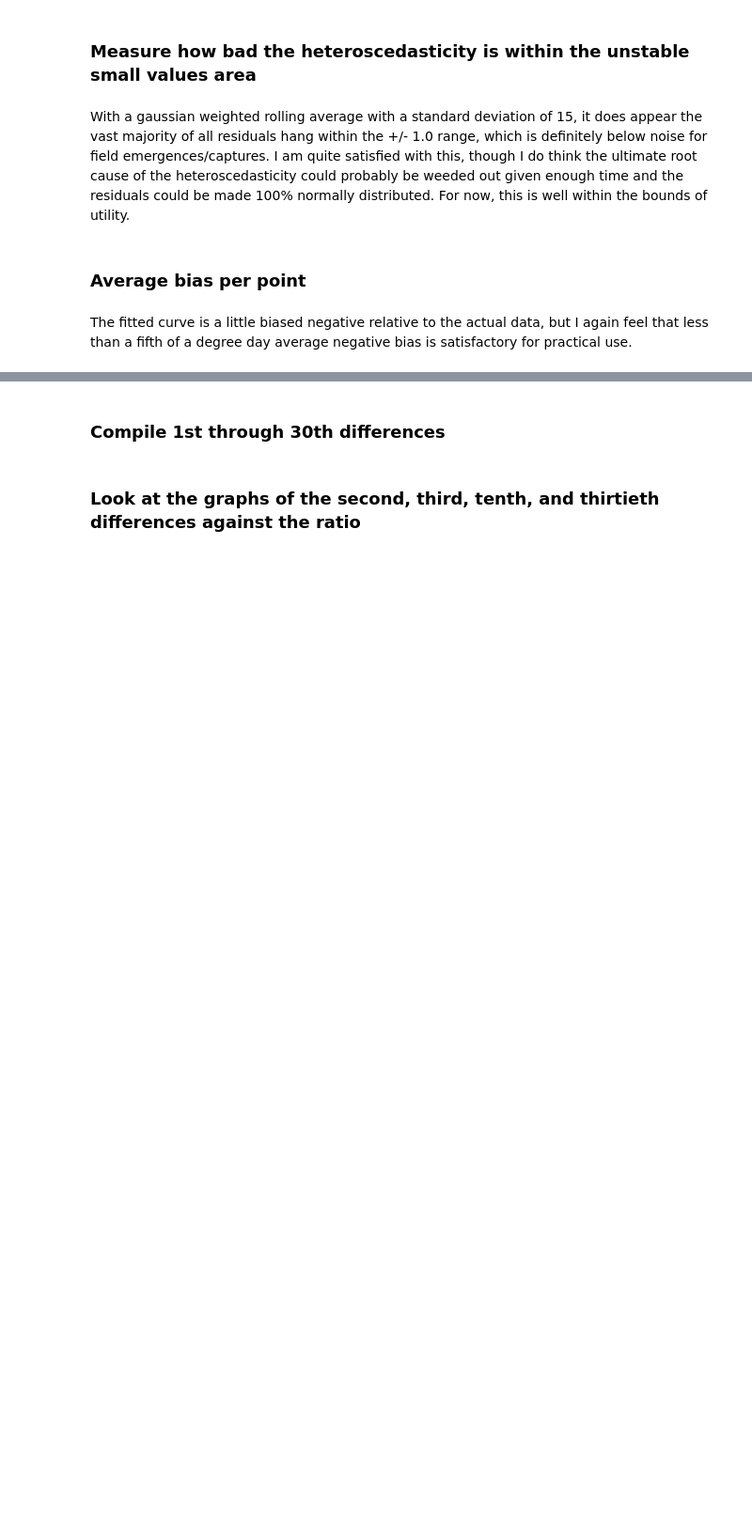
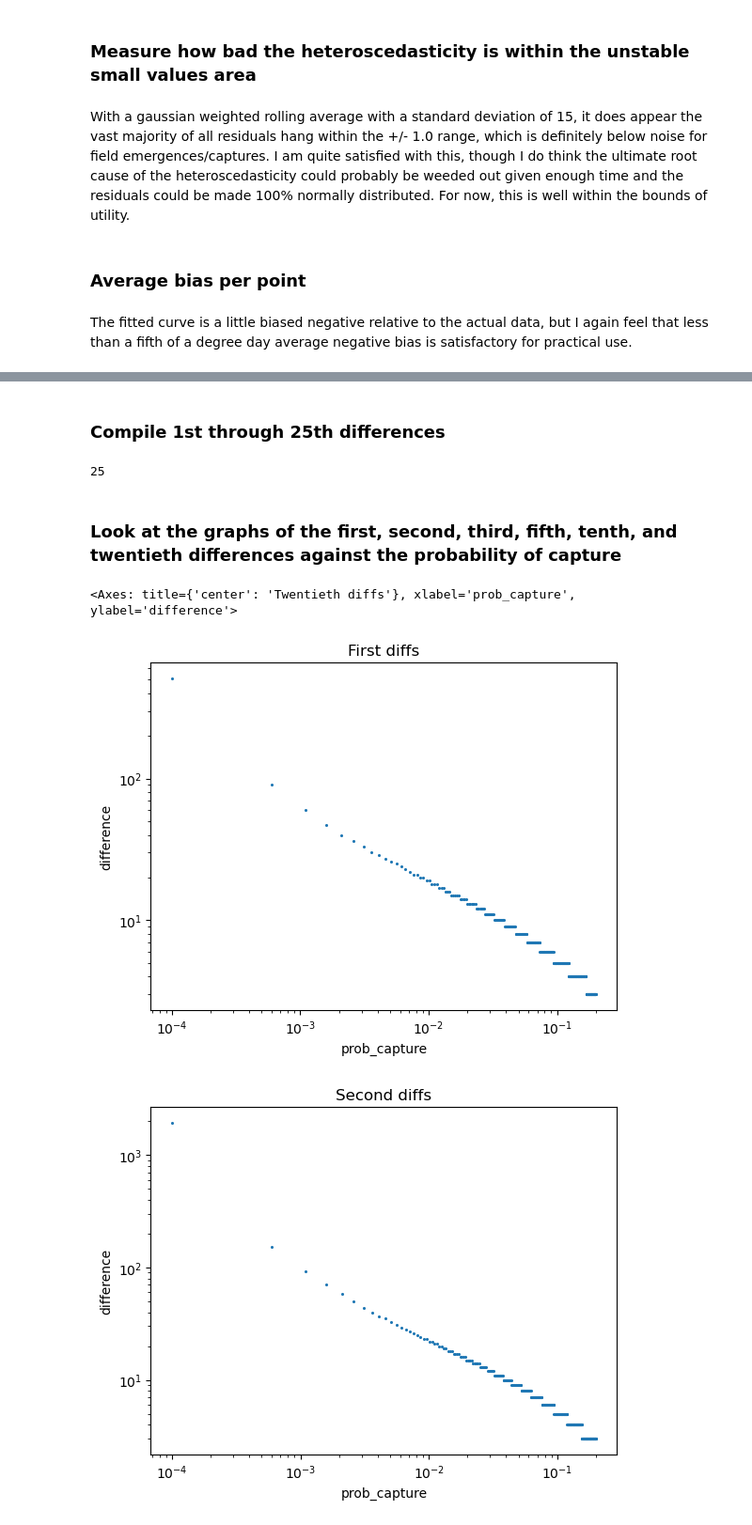
Before and after one commit to PacificBird/InsectPhenologyCaptureSim, a Jupyter notebook: multi_analysis.ipynb, the cells around one changed output, grey strips where cells are left out. Shown at 94% size. Cells and saved outputs as stored; diff of their text form; code cells hidden in the pictures; blank space fills up the shorter version.

```diff
--- a/multi_analysis.ipynb
+++ b/multi_analysis.ipynb
@@ -18,7 +29,7 @@ def compile_diffs(dfs, thresh: int):
     capture_data = []
     for frame in dfs:
         first_capture = frame[frame.captured > thresh].head(1).dd
-        first_emergence = frame[(frame.pop_active_0 > thresh)].head(1).dd
+        first_emergence = frame[(frame.pop_emerged_0 > thresh)].head(1).dd
         if not first_capture.empty and not first_emergence.empty:
             diff = first_capture.iloc[0] - first_emergence.iloc[0]
             pop_0 = frame.head(1).pop_0.iloc[0]
@@ -192,0 +214,3 @@ The fitted curve is a little biased negative relative to the actual data, but I
+# %%
+df = pd.read_csv('test_2.csv')
+dfs = np.array_split(df, len(df)/df.dd_span.head(1).iloc[0])
@@ -195,19 +242,26 @@ The fitted curve is a little biased negative relative to the actual data, but I
 # %% [markdown]
-### Compile 1st through 30th differences
+### Compile 1st through 25th differences
 # %%
 diffs = []
-for i in range(1,31):
+for i in range(1,26):
     row = compile_diffs(dfs, i)
     row_df = pd.DataFrame(row, columns=['difference', 'ratio', 'naive_ratio', 'pop_0', 'prob_capture', 'mating_delay'])
     diffs.append(row_df)
 
 len(diffs)
+# %% [output]
+25
 # %% [markdown]
-### Look at the graphs of the second, third, tenth, and thirtieth differences against the ratio
+### Look at the graphs of the first, second, third, fifth, tenth, and twentieth differences against the probability of capture
 # %%
-diffs[1].plot.scatter(1, 0, 1.5, title='Second diffs', logy=True)
-diffs[2].plot.scatter(1, 0, 1.5, title='Third diffs', logy=True)
-diffs[4].plot.scatter(1, 0, 1.5, title='FIfth diffs', logy=True)
-diffs[9].plot.scatter(1, 0, 1.5, title='Tenth diffs', logy=True)
-diffs[19].plot.scatter(1, 0, 1.5, title='Twentieth diffs', logy=True)
-diffs[29].plot.scatter(1, 0, 1.5, title='Thirtieth diffs', logy=True)
+is_log = True
+diffs[0].plot.scatter(4, 0, 1.5, title='First diffs', loglog=is_log)
+diffs[1].plot.scatter(4, 0, 1.5, title='Second diffs', loglog=is_log)
+diffs[2].plot.scatter(4, 0, 1.5, title='Third diffs', loglog=is_log)
+diffs[4].plot.scatter(4, 0, 1.5, title='FIfth diffs', loglog=is_log)
+diffs[9].plot.scatter(4, 0, 1.5, title='Tenth diffs', loglog=is_log)
+diffs[19].plot.scatter(4, 0, 1.5, title='Twentieth diffs', loglog=is_log)
+# %% [output]
+<Axes: title={'center': 'Twentieth diffs'}, xlabel='prob_capture', ylabel='difference'>
+[figure, added]
+[figure, added]
```
Also changed, not shown: parts of 20 cells of this notebook, 3 other files.
